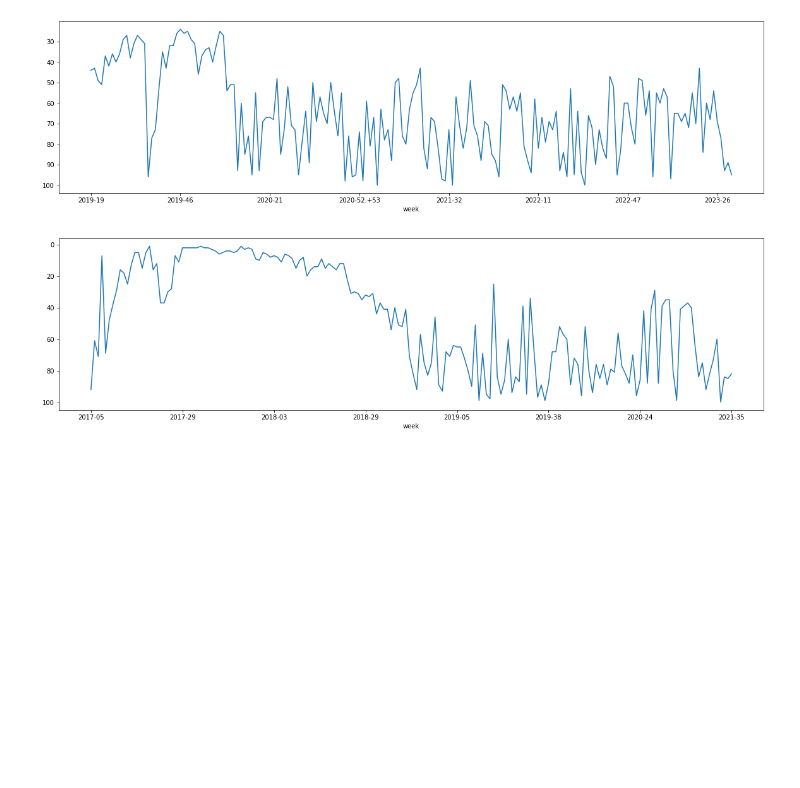
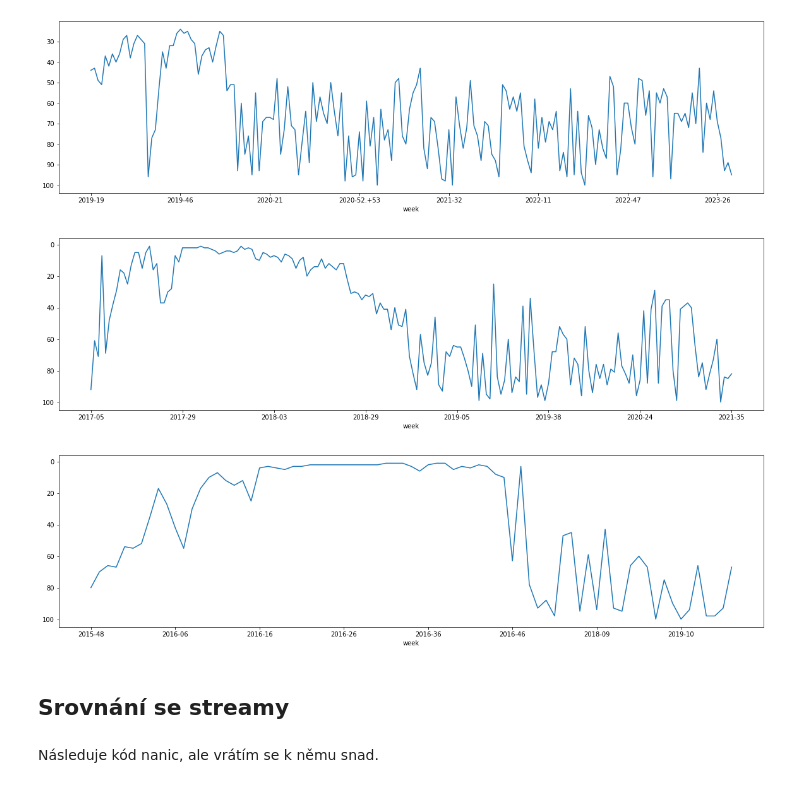
Before and after one commit to DataRozhlas/hitparady, a Jupyter notebook: 111 CZ100RADIO cesta písničky do éteru.ipynb, the cells around one changed output. Cells and saved outputs as stored; diff of their text form; code cells hidden in the pictures; blank space fills up the shorter version.

```diff
--- a/111 cesta písničky do éteru.ipynb
+++ b/111 CZ100RADIO cesta písničky do éteru.ipynb
@@ -156,3 +183,11 @@ cesta_pisne('Srdce nehasnou','Karel Gott')
 cesta_pisne('Když nemůžeš, tak přidej','Mirai')
 # %% [output]
 [figure]
+# %%
+cesta_pisne('Slovenský klín','Chinaski')
+# %% [output]
+[figure, added]
+# %% [markdown]
+## Srovnání se streamy
+# %% [markdown]
+Následuje kód nanic, ale vrátím se k němu snad.
```
Also changed, not shown: parts of 24 cells of this notebook, 3 other files.
